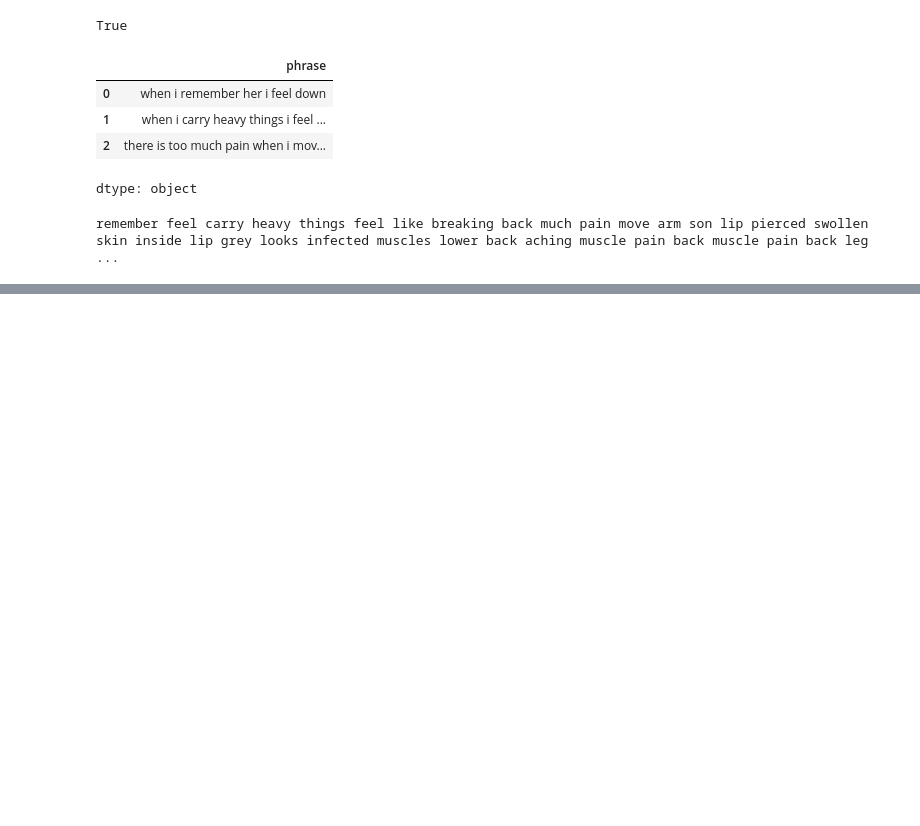
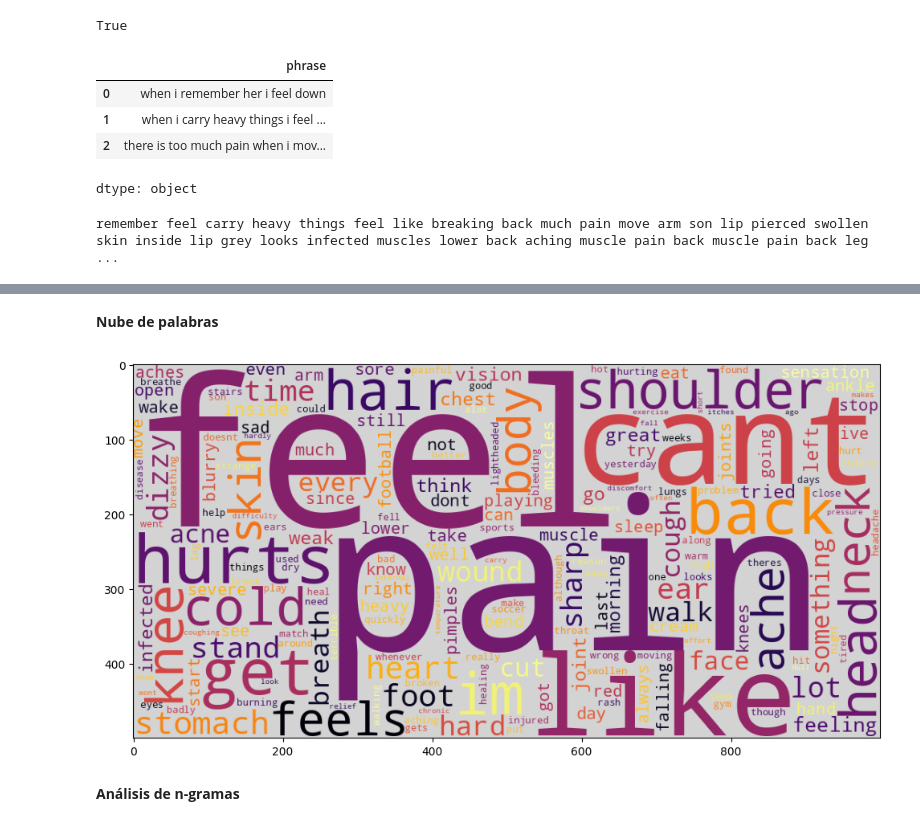
Before and after one commit to LailaBulh/Procesamiento_Lenguaje_Natural, a Jupyter notebook: Proyecto_Final_263166.ipynb, the cells around one changed output, grey strips where cells are left out. Saved outputs shown, nothing was run; the diff lists cells and outputs as text; code cells hidden in the pictures; blank space fills up the shorter version.

```diff
--- a/Proyecto_Final_263166.ipynb
+++ b/Proyecto_Final_263166.ipynb
@@ -153,5 +153,7 @@ remember feel carry heavy things feel like breaking back much pain move arm son
 
 tokens = word_tokenize(all_data_clean)
 
-print(tokens)
+tokens_unique = pd.Series(tokens).value_counts()
+
+print('Top 10 de tokens más comúnes:\n\n',tokens_unique.head(10))
 # %% [output]
@@ -158,0 +173,2 @@ print(tokens)
+# %% [markdown]
+**Nube de palabras**
@@ -158,0 +178,11 @@ print(tokens)
+# %%
+plt.figure(figsize = (12,10))
+
+worldcloud_im = WordCloud(width = 1000, height = 500, background_color = 'lightgray', collocations = False, colormap = 'inferno').generate_from_frequencies(tokens_unique)
+
+plt.imshow(worldcloud_im)
+plt.show()
+# %% [output]
+[figure, added]
+# %% [markdown]
+**Análisis de n-gramas**
```
Also changed, not shown: parts of 5 cells of this notebook.
